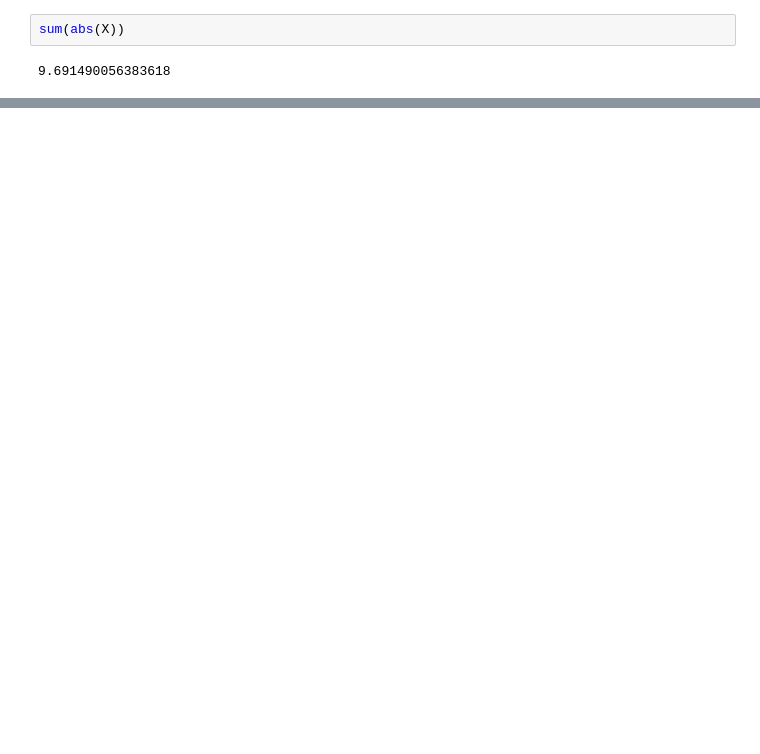
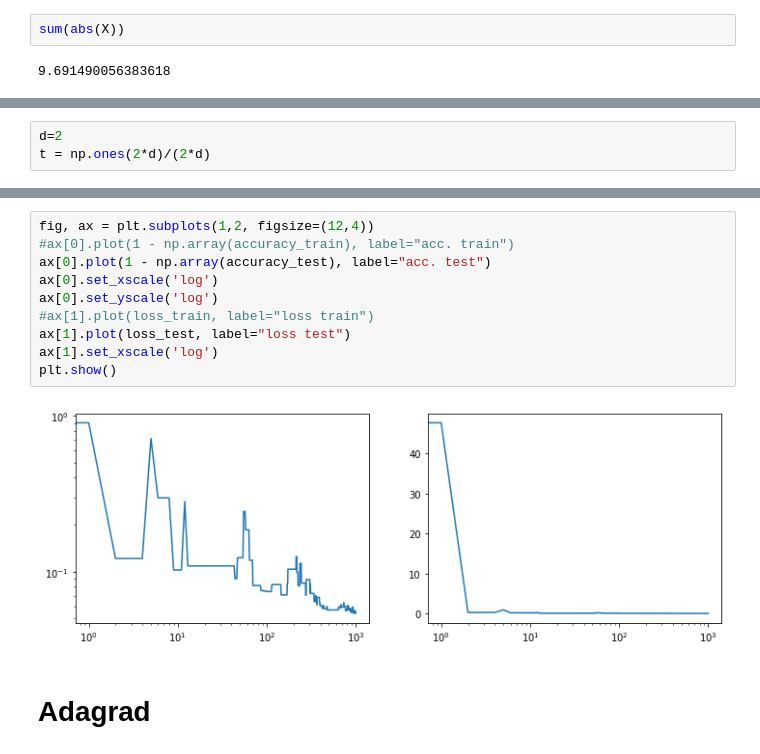
Before and after one commit to nicolascastanet/Online-convexe-optimization, a Jupyter notebook: init.ipynb, the cells around one changed output, grey strips where cells are left out. Drawn from its saved outputs; the diff is of its cells as text; blank space fills up the shorter version.

Commit message:
RFT + Adagrad

```diff
--- a/init.ipynb
+++ b/init.ipynb
@@ -183,0 +349,3 @@ sum(abs(X))
+# %%
+d=2
+t = np.ones(2*d)/(2*d)
@@ -183,0 +426,14 @@ sum(abs(X))
+# %%
+fig, ax = plt.subplots(1,2, figsize=(12,4))
+#ax[0].plot(1 - np.array(accuracy_train), label="acc. train")
+ax[0].plot(1 - np.array(accuracy_test), label="acc. test")
+ax[0].set_xscale('log')
+ax[0].set_yscale('log')
+#ax[1].plot(loss_train, label="loss train")
+ax[1].plot(loss_test, label="loss test")
+ax[1].set_xscale('log')
+plt.show()
+# %% [output]
+[figure, added]
+# %% [markdown]
+# Adagrad
```
Also changed, not shown: parts of 22 cells of this notebook, 1 other file.
